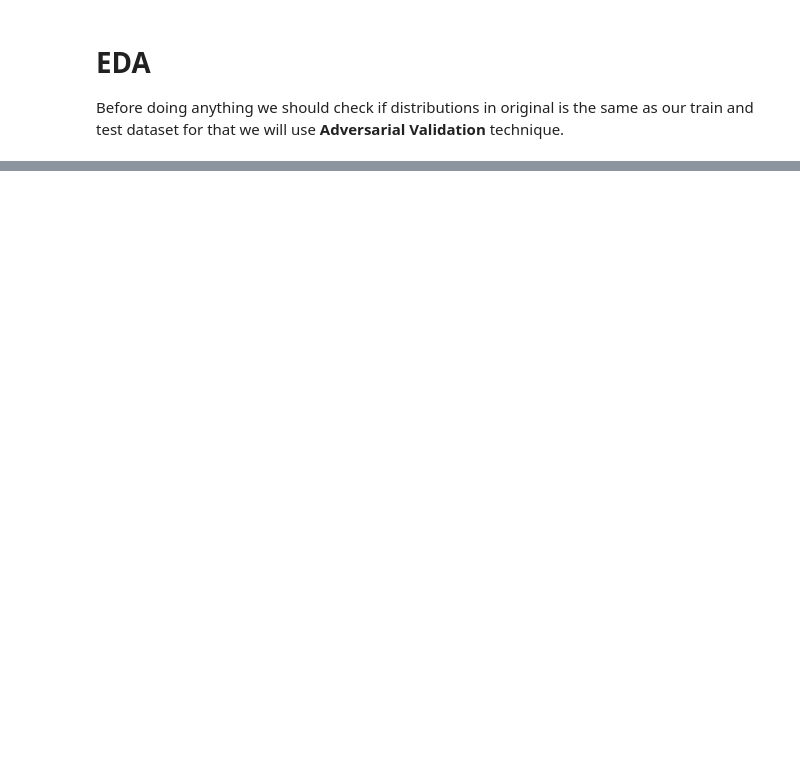
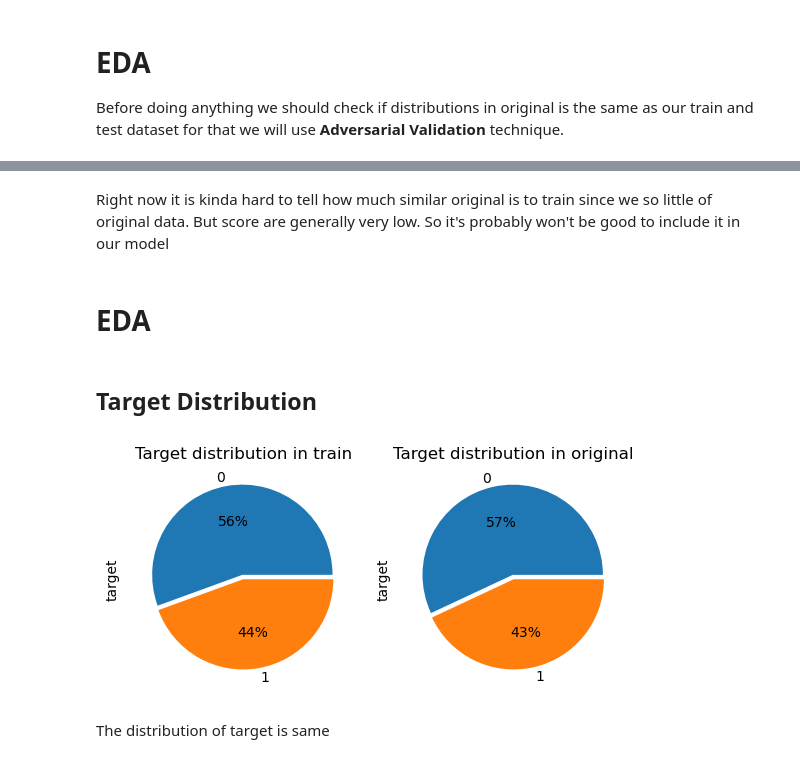
Before and after one commit to shoabahamed/kaggle_playground_season_3_episode_12, a Jupyter notebook: playground-s-3-ep-12-eda-baseline-submission.ipynb, the cells around one changed output, grey strips where cells are left out. Drawn from its saved outputs; the diff is of its cells as text; code cells hidden in the pictures; blank space fills up the shorter version.

```diff
--- a/playground-s-3-ep-12-eda-baseline-submission.ipynb
+++ b/playground-s-3-ep-12-eda-baseline-submission.ipynb
@@ -507,0 +500,21 @@ adversarial_validation(train[cols], test[cols], LGBMClassifier(), title="Roc cur
+# %% [markdown]
+Right now it is kinda hard to tell how much similar original is to train since we so little of original data. But score are generally very low. So it's probably won't be good to include it in our model
+# %% [markdown]
+# EDA
+# %% [markdown]
+## Target Distribution
+# %%
+train_target_dist = train['target'].value_counts()
+original_target_dist = original['target'].value_counts()
+
+plt.subplot(1, 2, 1)
+ax1 = train_target_dist.plot(kind='pie', autopct='%1.0f%%', explode=[0.05, 0])
+ax1.set_title("Target distribution in train")
+
+plt.subplot(1, 2, 2)
+ax2 = original_target_dist.plot(kind='pie', autopct='%1.0f%%', explode=[0.05, 0])
+ax2.set_title("Target distribution in original");
+# %% [output]
+[figure, added]
+# %% [markdown]
+The distribution of target is same
```
Also changed, not shown: parts of 12 cells of this notebook.
